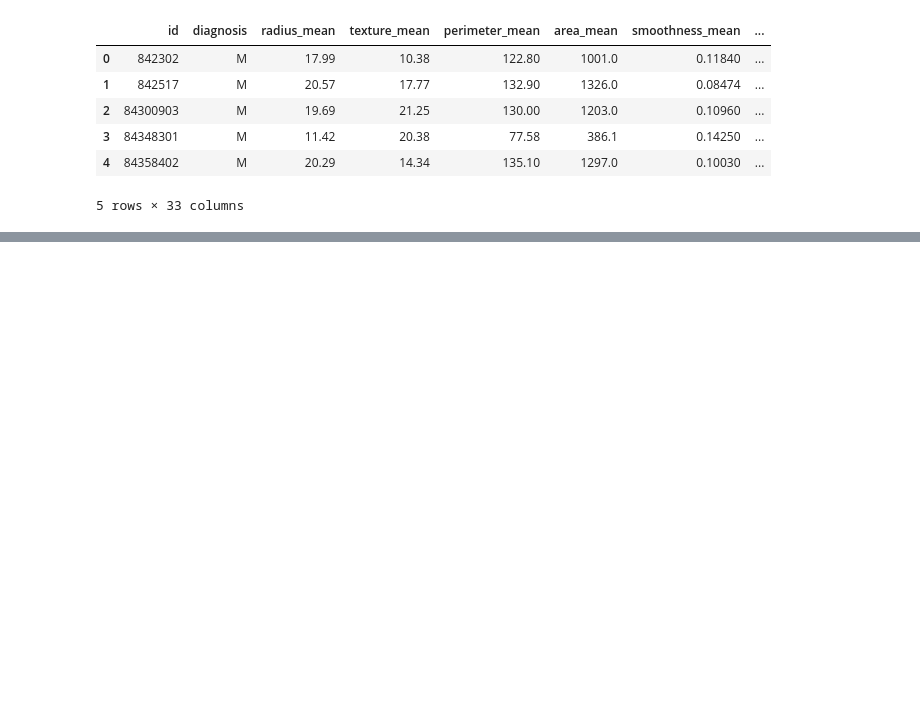
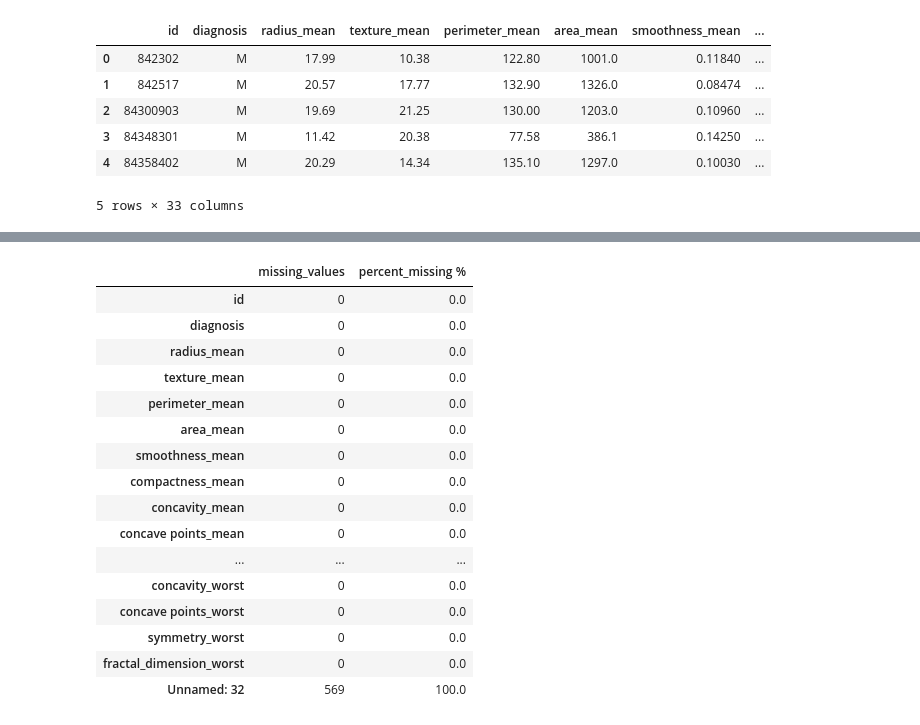
Before and after one commit to atishdubey/AIDI_2004_01_Lab-2, a Jupyter notebook: Lab#2_AIDI_2004_01_KNN Breast Cancer Wisconsin (Diagnostic) Data set.ipynb, the cells around one changed output, grey strips where cells are left out. Drawn from its saved outputs; the diff is of its cells as text; code cells hidden in the pictures; blank space fills up the shorter version.

```diff
--- a/Lab#2_AIDI_2004_01_KNN Breast Cancer Wisconsin (Diagnostic) Data set.ipynb
+++ b/Lab#2_AIDI_2004_01_KNN Breast Cancer Wisconsin (Diagnostic) Data set.ipynb
@@ -103,0 +74,28 @@ AttributeError: 'Rectangle' object has no property 'normed'
+# %%
+missing_values=train.isnull().sum()
+percent_missing = train.isnull().sum()/train.shape[0]*100
+
+value = {
+    'missing_values ':missing_values,
+    'percent_missing %':percent_missing
+}
+frame=pd.DataFrame(value)
+frame
+# %% [output]
+|  | missing_values | percent_missing % |
+| id | 0 | 0.0 |
+| diagnosis | 0 | 0.0 |
+| radius_mean | 0 | 0.0 |
+| texture_mean | 0 | 0.0 |
+| perimeter_mean | 0 | 0.0 |
+| area_mean | 0 | 0.0 |
+| smoothness_mean | 0 | 0.0 |
+| compactness_mean | 0 | 0.0 |
+| concavity_mean | 0 | 0.0 |
+| concave points_mean | 0 | 0.0 |
+| ... | ... | ... |
+| concavity_worst | 0 | 0.0 |
+| concave points_worst | 0 | 0.0 |
+| symmetry_worst | 0 | 0.0 |
+| fractal_dimension_worst | 0 | 0.0 |
+| Unnamed: 32 | 569 | 100.0 |
```
Also changed, not shown: parts of 23 cells of this notebook.
